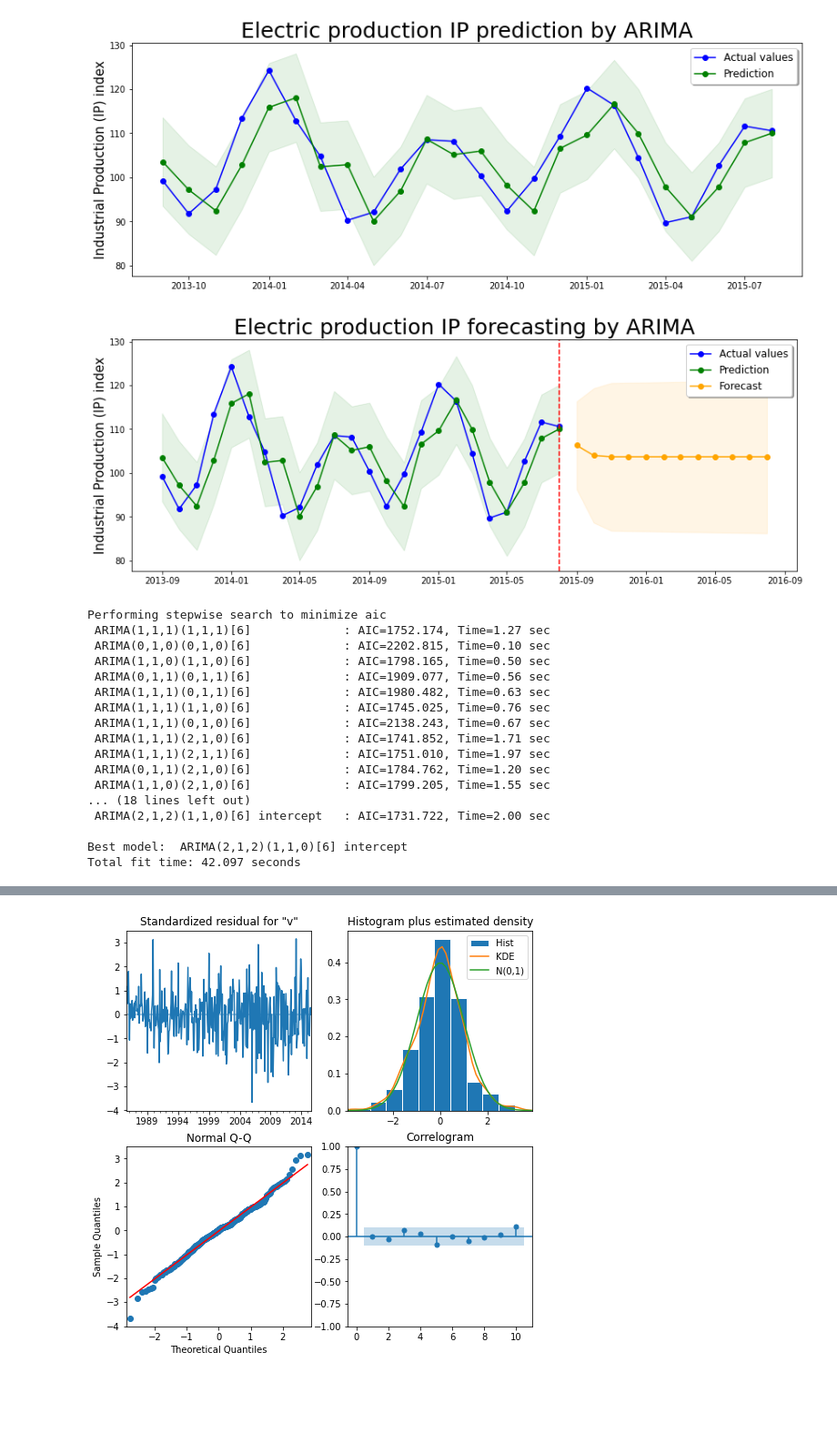
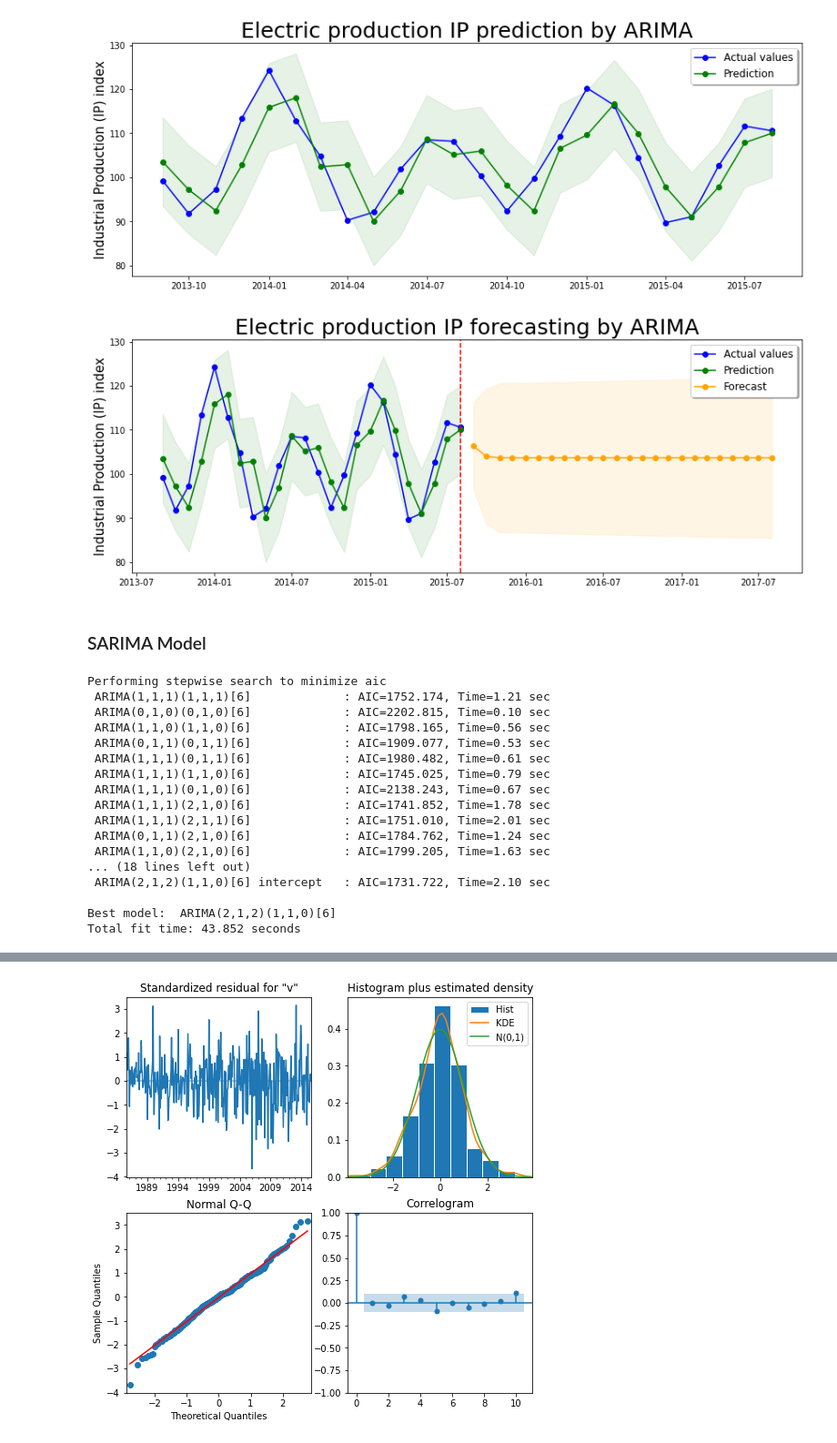
Before and after one commit to waheb-1988/time_series_analysis, a Jupyter notebook: sarima_up.ipynb, the cells around one changed output, grey strips where cells are left out. Shown at 91% size. Drawn from its saved outputs; the diff is of its cells as text; code cells hidden in the pictures; blank space fills up the shorter version.

```diff
--- a/sarima_up.ipynb
+++ b/sarima_up.ipynb
@@ -24,2 +20,2 @@ c:\Users\ASUS TUF\AppData\Local\Programs\Python\Python39\lib\site-packages\numpy
 # %%
-dn=pd.read_csv('C:/Abdelouaheb/perso/Ph/time_series_analysis/data/Electric_Production.csv', index_col='DATE', parse_dates=True)
+df=pd.read_csv('C:/Abdelouaheb/perso/Ph/time_series_analysis/data/Electric_Production.csv', index_col='DATE', parse_dates=True)
@@ -47,4 +21,0 @@ df.tail(30)
-# %%
-# Time based train-test splitting
-valid = dn.loc['2015-08-01':]
-df = dn.loc[:'2015-08-01']
@@ -198,0 +67,4 @@ dc.plot()
+# %%
+# Time based train-test splitting
+test = df.loc['2015-08-01':]
+train = df.loc[:'2015-08-01']
@@ -252,5 +147,5 @@ Total fit time: 1.412 seconds
 # %%
-model_arima=SARIMAX(df,order=(0,1,3))
+model_arima=SARIMAX(train,order=(0,1,3))
 results_arima=model_arima.fit()
 # %%
 results_arima.summary()
@@ -301,52 +224,54 @@ plt.show()
 # %% [output]
 [figure]
 # %%
-df_pred=df.iloc[-24:]
+df_pred=train.iloc[-24:]
 # Make ARIMA forecast of next 10 values
-forecast_arima = results_arima.get_forecast(steps=12)
+forecast_arima = results_arima.get_forecast(steps=24)
 mean_forecast_arima=forecast_arima.predicted_mean
 mean_forecast_arima = mean_forecast_arima.rename("prediction")
 confi_int_f_arima=forecast_arima.conf_int()
 lower_limits_f_arima=confi_int_f_arima.iloc[:,0]
 upper_limits_f_arima=confi_int_f_arima.iloc[:,1]
 plt.figure(figsize=(14,5))
 plt.title("Electric production IP forecasting by ARIMA", fontsize=25)
 
-plt.plot(df[-24:].index,df[-24:].values, label='Actual values', color="blue", marker="o")
+plt.plot(train[-24:].index,train[-24:].values, label='Actual values', color="blue", marker="o")
 
 plt.plot(mean_prediction[-24:].index, mean_prediction[-24:].values,label='Prediction', color="green", marker="o")
 plt.fill_between(mean_prediction[-24:].index, lower_limits_p_arima, upper_limits_p_arima, alpha=0.1, color="green")
 
 plt.plot(mean_forecast_arima[-24:].index,mean_forecast_arima[-24:].values, label='Forecast', color="orange", marker="o")
 plt.fill_between(mean_forecast_arima[-24:].index, lower_limits_f_arima, upper_limits_f_arima, alpha=0.1, color="orange")
 
 plt.axvline(df_pred.iloc[-24:].index[-1], color="red", linestyle="--")
 plt.legend(fontsize=12, fancybox=True, shadow=True, frameon=True)
 plt.ylabel('Industrial Production (IP) index', fontsize=15)
 plt.show()
 # %% [output]
-[figure, old version]
+[figure, new version]
 # %%
 df_arima = pd.concat([mean_prediction_arima, mean_forecast_arima])
+# %% [markdown]
+### SARIMA Model
 # %%
-results_sarimax=pm.auto_arima(df, d=1, start_p=1, start_q=1, max_p=3, max_q=3,
+results_sarimax=pm.auto_arima(train, d=1, start_p=1, start_q=1, max_p=3, max_q=3,
                     seasonal=True, m=6, D=1, start_P=1, start_Q=1, max_P=2, max_Q=2, information_criterion='aic', trace=True, error_action='ignore', stepwise=True,trend='ct')
 # %% [output]
 Performing stepwise search to minimize aic
- ARIMA(1,1,1)(1,1,1)[6]             : AIC=1752.174, Time=1.27 sec
+ ARIMA(1,1,1)(1,1,1)[6]             : AIC=1752.174, Time=1.21 sec
  ARIMA(0,1,0)(0,1,0)[6]             : AIC=2202.815, Time=0.10 sec
- ARIMA(1,1,0)(1,1,0)[6]             : AIC=1798.165, Time=0.50 sec
- ARIMA(0,1,1)(0,1,1)[6]             : AIC=1909.077, Time=0.56 sec
- ARIMA(1,1,1)(0,1,1)[6]             : AIC=1980.482, Time=0.63 sec
- ARIMA(1,1,1)(1,1,0)[6]             : AIC=1745.025, Time=0.76 sec
+ ARIMA(1,1,0)(1,1,0)[6]             : AIC=1798.165, Time=0.56 sec
+ ARIMA(0,1,1)(0,1,1)[6]             : AIC=1909.077, Time=0.53 sec
+ ARIMA(1,1,1)(0,1,1)[6]             : AIC=1980.482, Time=0.61 sec
+ ARIMA(1,1,1)(1,1,0)[6]             : AIC=1745.025, Time=0.79 sec
  ARIMA(1,1,1)(0,1,0)[6]             : AIC=2138.243, Time=0.67 sec
- ARIMA(1,1,1)(2,1,0)[6]             : AIC=1741.852, Time=1.71 sec
- ARIMA(1,1,1)(2,1,1)[6]             : AIC=1751.010, Time=1.97 sec
- ARIMA(0,1,1)(2,1,0)[6]             : AIC=1784.762, Time=1.20 sec
- ARIMA(1,1,0)(2,1,0)[6]             : AIC=1799.205, Time=1.55 sec
+ ARIMA(1,1,1)(2,1,0)[6]             : AIC=1741.852, Time=1.78 sec
+ ARIMA(1,1,1)(2,1,1)[6]             : AIC=1751.010, Time=2.01 sec
+ ARIMA(0,1,1)(2,1,0)[6]             : AIC=1784.762, Time=1.24 sec
+ ARIMA(1,1,0)(2,1,0)[6]             : AIC=1799.205, Time=1.63 sec
 ... (18 lines left out)
- ARIMA(2,1,2)(1,1,0)[6] intercept   : AIC=1731.722, Time=2.00 sec
+ ARIMA(2,1,2)(1,1,0)[6] intercept   : AIC=1731.722, Time=2.10 sec
 
-Best model:  ARIMA(2,1,2)(1,1,0)[6] intercept
-Total fit time: 42.097 seconds
+Best model:  ARIMA(2,1,2)(1,1,0)[6]
+Total fit time: 43.852 seconds
 # %%
```
Also changed, not shown: parts of 42 cells of this notebook.
